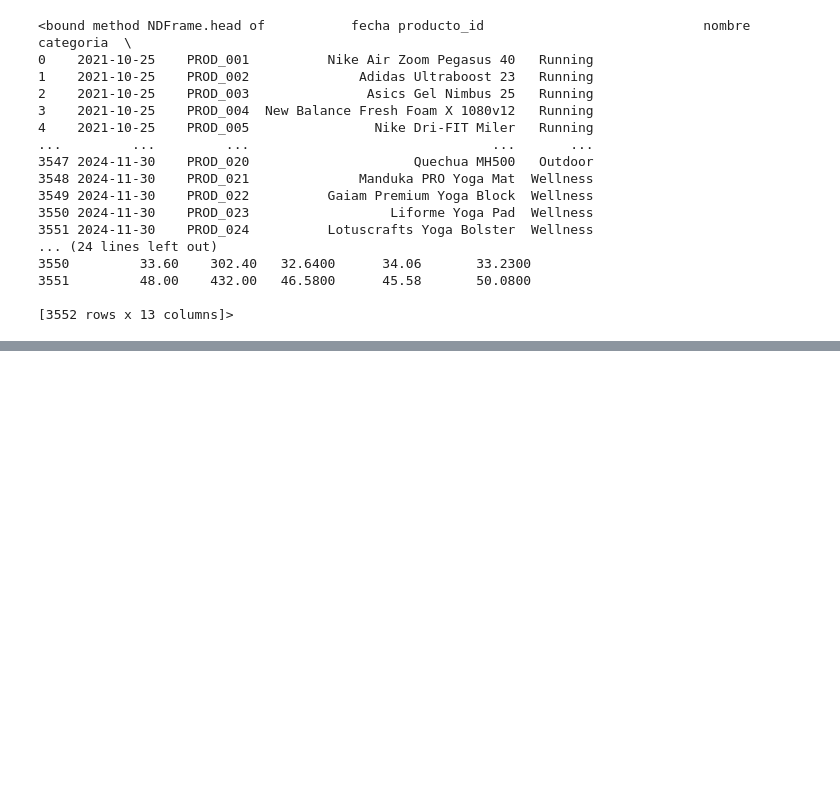
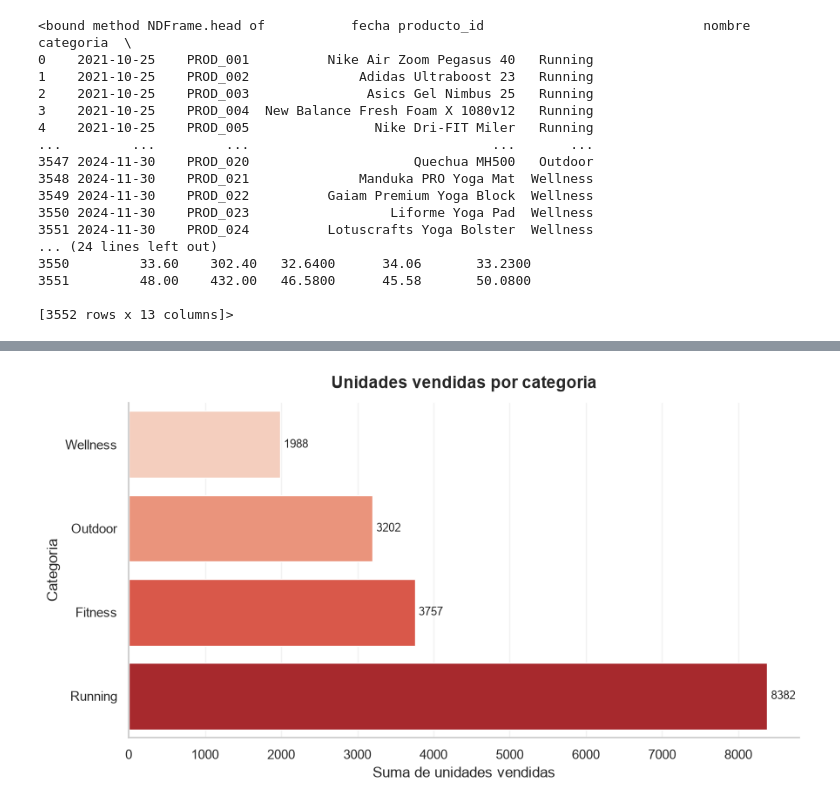
Before and after one commit to vehiller/ds4b-experienc-ia-en-data-science, a Jupyter notebook: notebooks/entrenamiento.ipynb, the cells around one changed output, grey strips where cells are left out. Saved outputs shown, nothing was run; the diff lists cells and outputs as text; code cells hidden in the pictures; blank space fills up the shorter version.

```diff
--- a/notebooks/entrenamiento.ipynb
+++ b/notebooks/entrenamiento.ipynb
@@ -266,0 +428,20 @@ df.head
+# %%
+ventas_por_categoria = (df.groupby('categoria', as_index=False)['unidades_vendidas']
+                        .sum().sort_values('unidades_vendidas'))
+
+orden_categorias = ventas_por_categoria['categoria'].tolist()
+fig, ax = plt.subplots(figsize=(9, 5))
+sns.barplot(data=ventas_por_categoria, x='unidades_vendidas', y='categoria',
+            hue='categoria', hue_order=orden_categorias,
+            palette=sns.color_palette('Reds', n_colors=len(orden_categorias)),
+            dodge=False, legend=False, ax=ax)
+for container in ax.containers:
+    ax.bar_label(container, fmt='%.0f', padding=3, fontsize=9)
+ax.set_title('Unidades vendidas por categoria', fontsize=14, fontweight='bold', pad=12)
+ax.set(xlabel='Suma de unidades vendidas', ylabel='Categoria')
+ax.grid(axis='x', alpha=0.25)
+sns.despine(ax=ax)
+plt.tight_layout()
+plt.show()
+# %% [output]
+[figure, added]
```
Also changed, not shown: parts of 8 cells of this notebook.
